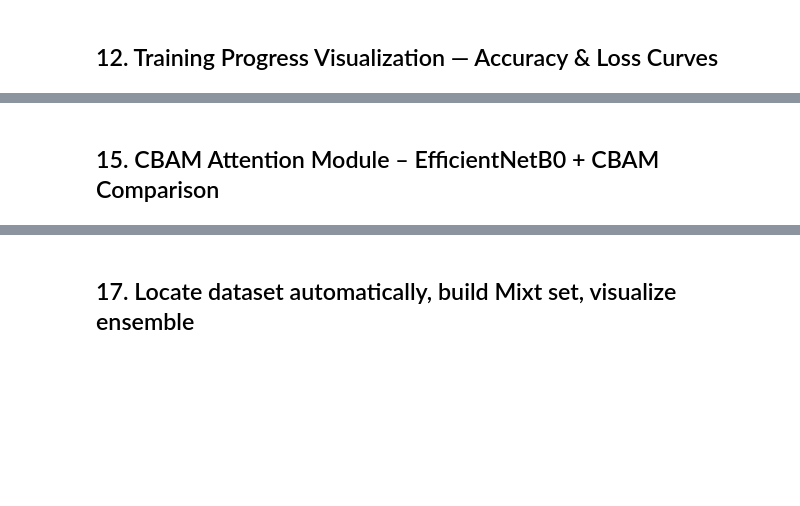
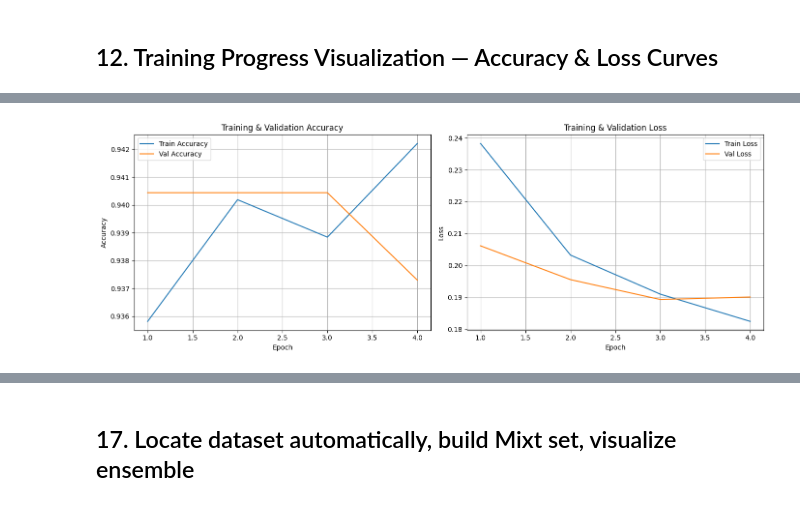
Before and after one commit to Ashikuzzaman17/Ai-module, a Jupyter notebook: test-module.ipynb, the cells around one changed output, grey strips where cells are left out. Cells and saved outputs as stored; diff of their text form; code cells hidden in the pictures; blank space fills up the shorter version.

```diff
--- a/test-module.ipynb
+++ b/test-module.ipynb
@@ -883,2 +978,67 @@ weighted avg       0.88      0.94      0.91       320
-# %% [markdown]
-## 15. CBAM Attention Module – EfficientNetB0 + CBAM Comparison
+# %%
+# ============================================
+#   TRAINING CURVES (ACCURACY & LOSS)
+# ============================================
+import matplotlib.pyplot as plt
+
+def plot_training_curves(history_list, label_list=None):
+    acc = []
+    val_acc = []
+    loss = []
+    val_loss = []
+
+    for h in history_list:
+        acc.extend(h.history.get("accuracy", []))
+        val_acc.extend(h.history.get("val_accuracy", []))
+        loss.extend(h.history.get("loss", []))
+        val_loss.extend(h.history.get("val_loss", []))
+
+    epochs = range(1, len(acc) + 1)
+
+    plt.figure(figsize=(14,5))
+
+    # -------- Accuracy --------
+    plt.subplot(1,2,1)
+    plt.plot(epochs, acc, label="Train Accuracy")
+    plt.plot(epochs, val_acc, label="Val Accuracy")
+    plt.xlabel("Epoch")
+    plt.ylabel("Accuracy")
+    plt.title("Training & Validation Accuracy")
+    plt.grid(True)
+    plt.legend()
+
+    # -------- Loss --------
+    plt.subplot(1,2,2)
+    plt.plot(epochs, loss, label="Train Loss")
+    plt.plot(epochs, val_loss, label="Val Loss")
+    plt.xlabel("Epoch")
+    plt.ylabel("Loss")
+    plt.title("Training & Validation Loss")
+    plt.grid(True)
+    plt.legend()
+
+    plt.tight_layout()
+    plt.show()
+
+
+# ============================================
+#   DETECT WHICH HISTORY OBJECTS EXIST
+# ============================================
+
+histories = []
+
+if "hist1" in globals():
+    histories.append(hist1)
+if "hist2" in globals():
+    histories.append(hist2)
+
+# If you only trained once and have `hist`
+if not histories and "hist" in globals():
+    histories.append(hist)
+
+if histories:
+    plot_training_curves(histories)
+else:
+    print("No history object found (hist / hist1 / hist2). Train the model first.")
+# %% [output]
+[figure, added]
```
Also changed, not shown: parts of 27 cells of this notebook.
